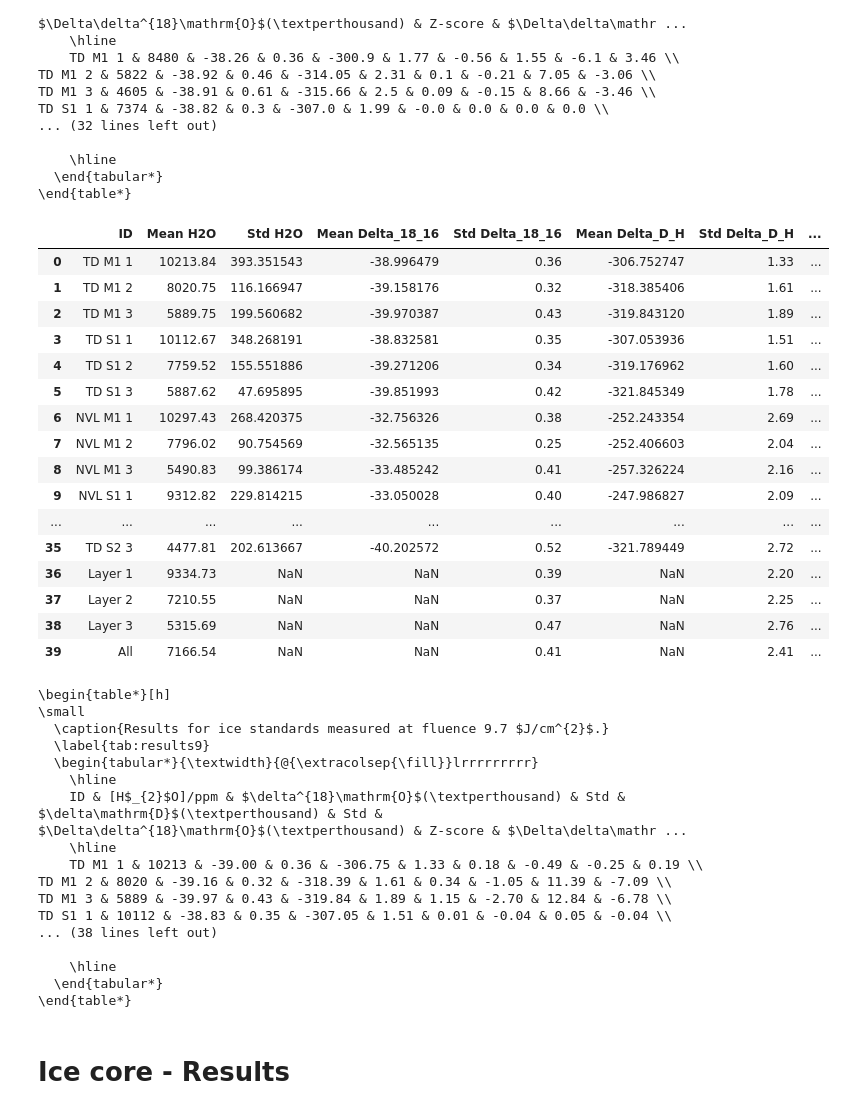
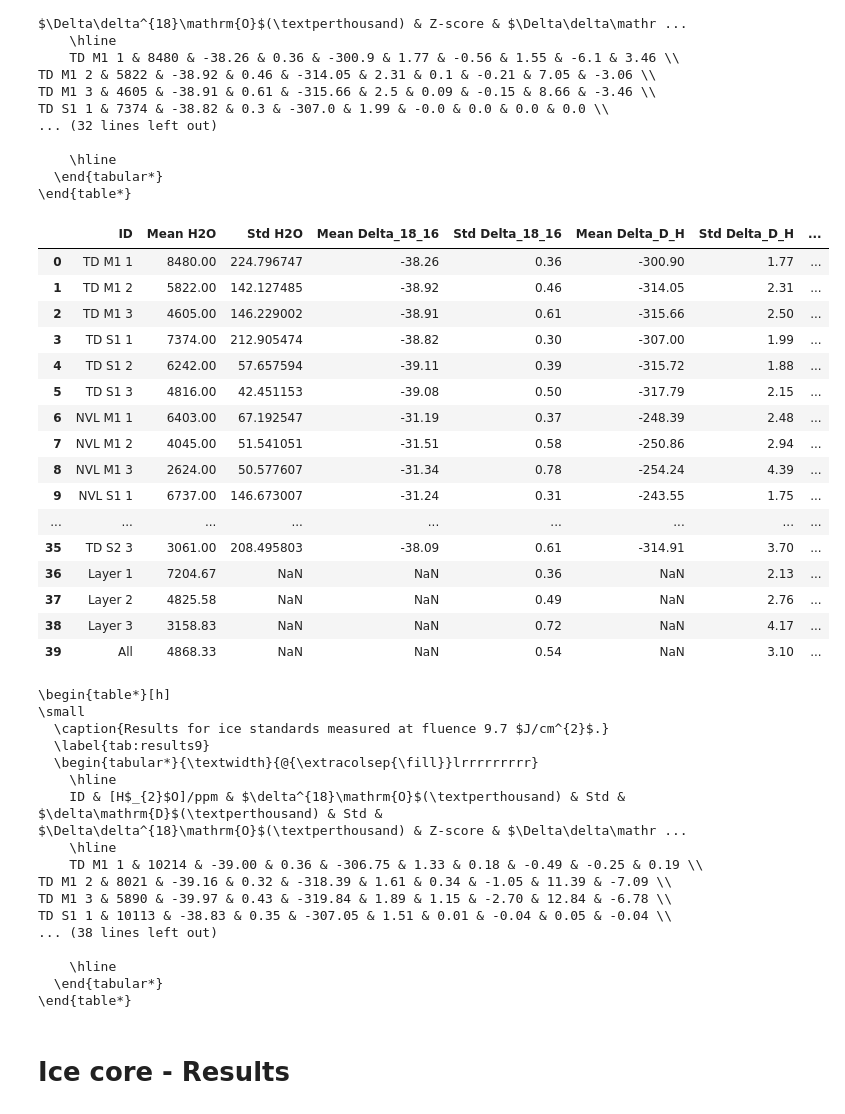
Before and after one commit to EiriniNBI/LA_CRDS_Water_Isotope, a Jupyter notebook: LA_CRDS_Water_Isotope_Data_Analysis.ipynb, the cells around one changed output. Cells and saved outputs as stored; diff of their text form; code cells hidden in the pictures.

```diff
--- a/LA_CRDS_Water_Isotope_Data_Analysis.ipynb
+++ b/LA_CRDS_Water_Isotope_Data_Analysis.ipynb
@@ -1108,54 +1108,55 @@ results_df9 = results_df9_r.copy()[~results_df9_r.copy()['ID'].isin(ids_to_remov
 # %%
 def add_and_round_group_overall_means(df, target_df):
     # Define the columns for which the means should be calculated
-    columns_to_mean = ['Mean H2O',  'Std Delta_18_16',  'Std Delta_D_H', 'Accuracy Delta_18_16',  'Accuracy Delta_D_H']
+    columns_to_mean = ['Mean H2O',   'Std Delta_18_16',  'Std Delta_D_H', 'Accuracy Delta_18_16',  'Accuracy Delta_D_H']
     df['Group'] = df['ID'].str[-1]
     # Calculate group means (assuming groups are already defined somehow, e.g., by experimental setup)
     group_means = df.groupby('Group').agg({col: 'mean' for col in columns_to_mean}).reset_index()
     group_means['ID'] = group_means['Group'].apply(lambda x: f"Layer {x}")  # Creating a friendly name
     group_means.drop(columns='Group', inplace=True)
 
     # Calculate overall mean
     overall_means = df[columns_to_mean].mean().to_frame().T
     overall_means.insert(0, 'ID', 'All')
 
     # Append calculated group and overall means to the target DataFrame
     updated_df = pd.concat([target_df, group_means, overall_means], ignore_index=True)
 
     # Round the specific columns
     for col in columns_to_mean:
         updated_df[col] = updated_df[col].round(2)
 
     return updated_df
 
-df_with_means = add_and_round_group_overall_means(results_df9, results_df9_r)
+df_with_means = add_and_round_group_overall_means(results_df8, results_df8_r)
 df_with_means
 # %% [output]
 |  | ID | Mean H2O | Std H2O | Mean Delta_18_16 | Std Delta_18_16 | Mean Delta_D_H | Std Delta_D_H | ... |
-| 0 | TD M1 1 | 10213.84 | 393.351543 | -38.996479 | 0.36 | -306.752747 | 1.33 | ... |
-| 1 | TD M1 2 | 8020.75 | 116.166947 | -39.158176 | 0.32 | -318.385406 | 1.61 | ... |
-| 2 | TD M1 3 | 5889.75 | 199.560682 | -39.970387 | 0.43 | -319.843120 | 1.89 | ... |
-| 3 | TD S1 1 | 10112.67 | 348.268191 | -38.832581 | 0.35 | -307.053936 | 1.51 | ... |
-| 4 | TD S1 2 | 7759.52 | 155.551886 | -39.271206 | 0.34 | -319.176962 | 1.60 | ... |
-| 5 | TD S1 3 | 5887.62 | 47.695895 | -39.851993 | 0.42 | -321.845349 | 1.78 | ... |
-| 6 | NVL M1 1 | 10297.43 | 268.420375 | -32.756326 | 0.38 | -252.243354 | 2.69 | ... |
-| 7 | NVL M1 2 | 7796.02 | 90.754569 | -32.565135 | 0.25 | -252.406603 | 2.04 | ... |
-| 8 | NVL M1 3 | 5490.83 | 99.386174 | -33.485242 | 0.41 | -257.326224 | 2.16 | ... |
-| 9 | NVL S1 1 | 9312.82 | 229.814215 | -33.050028 | 0.40 | -247.986827 | 2.09 | ... |
+| 0 | TD M1 1 | 8480.00 | 224.796747 | -38.26 | 0.36 | -300.90 | 1.77 | ... |
+| 1 | TD M1 2 | 5822.00 | 142.127485 | -38.92 | 0.46 | -314.05 | 2.31 | ... |
+| 2 | TD M1 3 | 4605.00 | 146.229002 | -38.91 | 0.61 | -315.66 | 2.50 | ... |
+| 3 | TD S1 1 | 7374.00 | 212.905474 | -38.82 | 0.30 | -307.00 | 1.99 | ... |
+| 4 | TD S1 2 | 6242.00 | 57.657594 | -39.11 | 0.39 | -315.72 | 1.88 | ... |
+| 5 | TD S1 3 | 4816.00 | 42.451153 | -39.08 | 0.50 | -317.79 | 2.15 | ... |
+| 6 | NVL M1 1 | 6403.00 | 67.192547 | -31.19 | 0.37 | -248.39 | 2.48 | ... |
+| 7 | NVL M1 2 | 4045.00 | 51.541051 | -31.51 | 0.58 | -250.86 | 2.94 | ... |
+| 8 | NVL M1 3 | 2624.00 | 50.577607 | -31.34 | 0.78 | -254.24 | 4.39 | ... |
+| 9 | NVL S1 1 | 6737.00 | 146.673007 | -31.24 | 0.31 | -243.55 | 1.75 | ... |
 | ... | ... | ... | ... | ... | ... | ... | ... | ... |
-| 35 | TD S2 3 | 4477.81 | 202.613667 | -40.202572 | 0.52 | -321.789449 | 2.72 | ... |
-| 36 | Layer 1 | 9334.73 | NaN | NaN | 0.39 | NaN | 2.20 | ... |
-| 37 | Layer 2 | 7210.55 | NaN | NaN | 0.37 | NaN | 2.25 | ... |
-| 38 | Layer 3 | 5315.69 | NaN | NaN | 0.47 | NaN | 2.76 | ... |
-| 39 | All | 7166.54 | NaN | NaN | 0.41 | NaN | 2.41 | ... |
+| 35 | TD S2 3 | 3061.00 | 208.495803 | -38.09 | 0.61 | -314.91 | 3.70 | ... |
+| 36 | Layer 1 | 7204.67 | NaN | NaN | 0.36 | NaN | 2.13 | ... |
+| 37 | Layer 2 | 4825.58 | NaN | NaN | 0.49 | NaN | 2.76 | ... |
+| 38 | Layer 3 | 3158.83 | NaN | NaN | 0.72 | NaN | 4.17 | ... |
+| 39 | All | 4868.33 | NaN | NaN | 0.54 | NaN | 3.10 | ... |
 # %%
 def format_value(val, is_int=False):
-    # Check if the value is NaN, and return an empty string
+    """Format values for LaTeX output."""
+    # Check if the value is NaN, and return an empty string if so
     if pd.isna(val):
         return ''
     # If the value should be an integer (used for the Mean H2O column)
     if is_int:
-        return f"{int(val)}"  # Convert float to int and format as string
+        return f"{int(round(val))}"  # Convert float to int and format as string
     # Otherwise, format as float with two decimal places
     return f"{val:.2f}"
 
@@ -1199,10 +1200,10 @@ print(latex_output)
     \hline
     ID & [H$_{2}$O]/ppm & $\delta^{18}\mathrm{O}$(\textperthousand) & Std & $\delta\mathrm{D}$(\textperthousand) & Std & $\Delta\delta^{18}\mathrm{O}$(\textperthousand) & Z-score & $\Delta\delta\mathr ...
     \hline
-    TD M1 1 & 10213 & -39.00 & 0.36 & -306.75 & 1.33 & 0.18 & -0.49 & -0.25 & 0.19 \\
-TD M1 2 & 8020 & -39.16 & 0.32 & -318.39 & 1.61 & 0.34 & -1.05 & 11.39 & -7.09 \\
-TD M1 3 & 5889 & -39.97 & 0.43 & -319.84 & 1.89 & 1.15 & -2.70 & 12.84 & -6.78 \\
-TD S1 1 & 10112 & -38.83 & 0.35 & -307.05 & 1.51 & 0.01 & -0.04 & 0.05 & -0.04 \\
+    TD M1 1 & 10214 & -39.00 & 0.36 & -306.75 & 1.33 & 0.18 & -0.49 & -0.25 & 0.19 \\
+TD M1 2 & 8021 & -39.16 & 0.32 & -318.39 & 1.61 & 0.34 & -1.05 & 11.39 & -7.09 \\
+TD M1 3 & 5890 & -39.97 & 0.43 & -319.84 & 1.89 & 1.15 & -2.70 & 12.84 & -6.78 \\
+TD S1 1 & 10113 & -38.83 & 0.35 & -307.05 & 1.51 & 0.01 & -0.04 & 0.05 & -0.04 \\
 ... (38 lines left out)
 
     \hline
```
Also changed, not shown: parts of 3 cells of this notebook.
